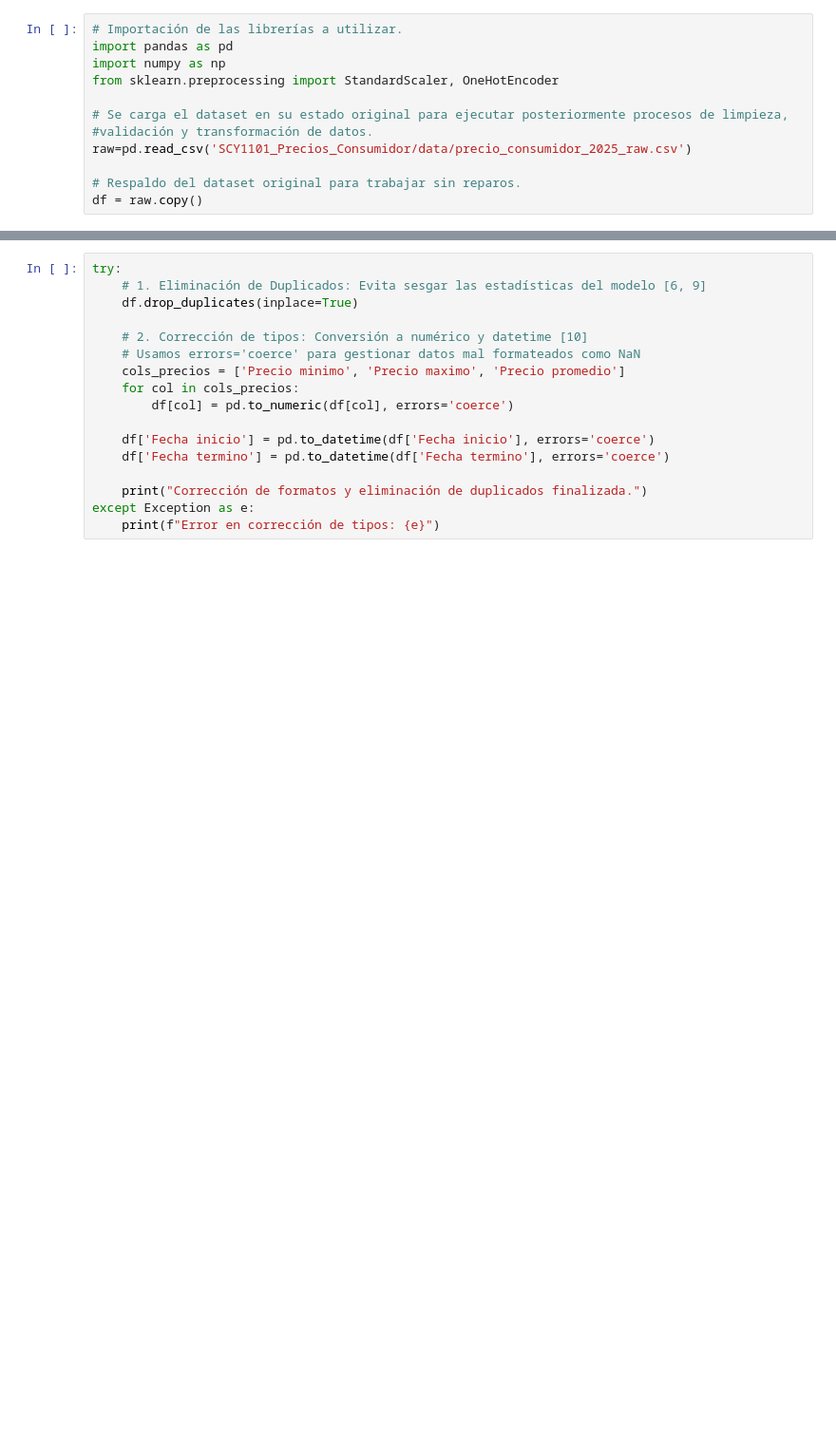
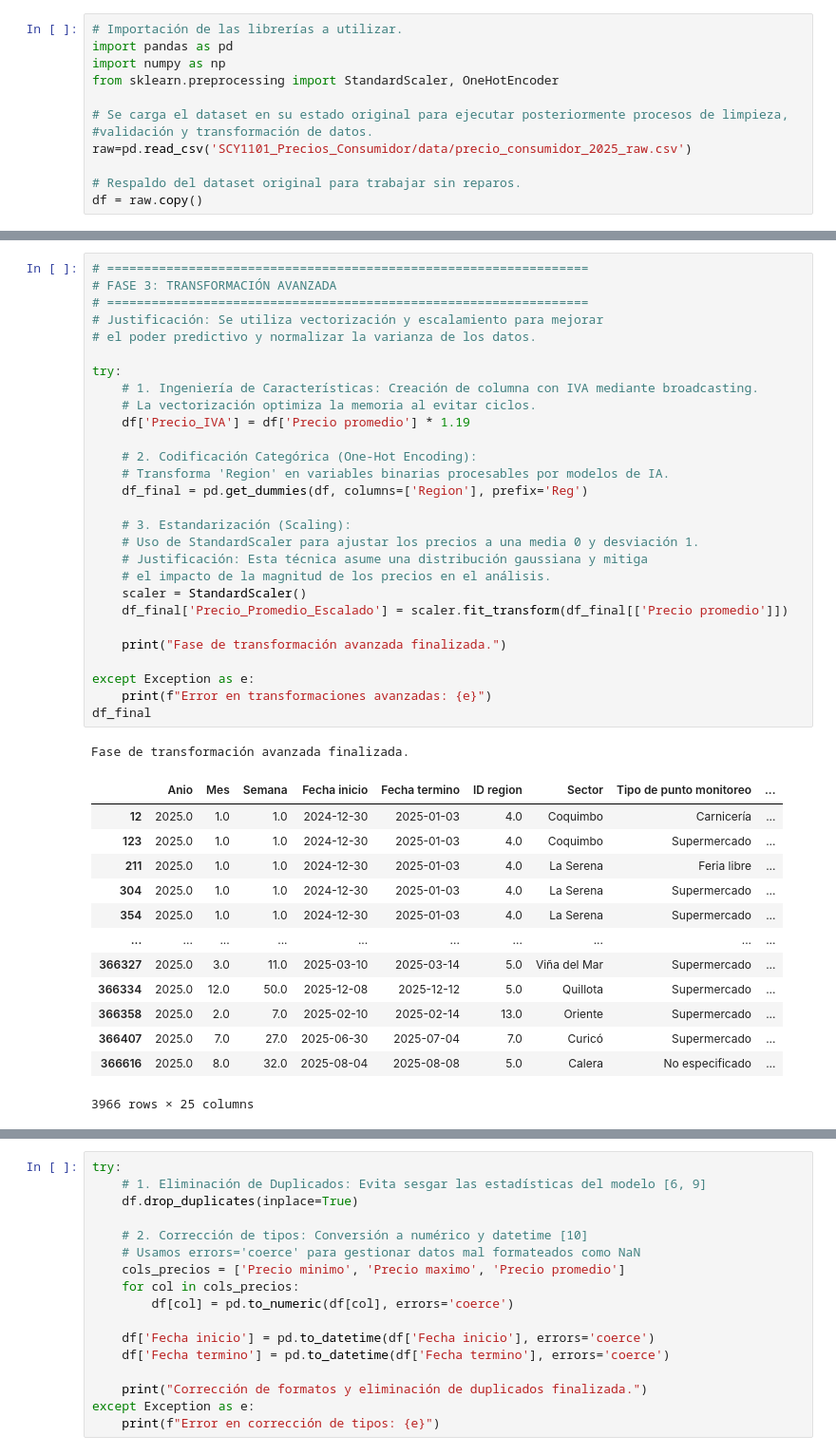
Before and after one commit to LtFordo/SCY1101_Precios_Consumidor, a Jupyter notebook: ProyectoProgramaciónCienciaDatos.ipynb, the cells around one changed output, grey strips where cells are left out. Shown at 95% size. Cells and saved outputs as stored; diff of their text form; blank space fills up the shorter version.

```diff
--- a/ProyectoProgramaciónCienciaDatos.ipynb
+++ b/ProyectoProgramaciónCienciaDatos.ipynb
@@ -251,0 +139,43 @@ dtype: int64
+# %%
+# =================================================================
+# FASE 3: TRANSFORMACIÓN AVANZADA
+# =================================================================
+# Justificación: Se utiliza vectorización y escalamiento para mejorar
+# el poder predictivo y normalizar la varianza de los datos.
+
+try:
+    # 1. Ingeniería de Características: Creación de columna con IVA mediante broadcasting.
+    # La vectorización optimiza la memoria al evitar ciclos.
+    df['Precio_IVA'] = df['Precio promedio'] * 1.19
+
+    # 2. Codificación Categórica (One-Hot Encoding):
+    # Transforma 'Region' en variables binarias procesables por modelos de IA.
+    df_final = pd.get_dummies(df, columns=['Region'], prefix='Reg')
+
+    # 3. Estandarización (Scaling):
+    # Uso de StandardScaler para ajustar los precios a una media 0 y desviación 1.
+    # Justificación: Esta técnica asume una distribución gaussiana y mitiga
+    # el impacto de la magnitud de los precios en el análisis.
+    scaler = StandardScaler()
+    df_final['Precio_Promedio_Escalado'] = scaler.fit_transform(df_final[['Precio promedio']])
+
+    print("Fase de transformación avanzada finalizada.")
+
+except Exception as e:
+    print(f"Error en transformaciones avanzadas: {e}")
+df_final
+# %% [output]
+Fase de transformación avanzada finalizada.
+|  | Anio | Mes | Semana | Fecha inicio | Fecha termino | ID region | Sector | Tipo de punto monitoreo | ... |
+| 12 | 2025.0 | 1.0 | 1.0 | 2024-12-30 | 2025-01-03 | 4.0 | Coquimbo | Carnicería | ... |
+| 123 | 2025.0 | 1.0 | 1.0 | 2024-12-30 | 2025-01-03 | 4.0 | Coquimbo | Supermercado | ... |
+| 211 | 2025.0 | 1.0 | 1.0 | 2024-12-30 | 2025-01-03 | 4.0 | La Serena | Feria libre | ... |
+| 304 | 2025.0 | 1.0 | 1.0 | 2024-12-30 | 2025-01-03 | 4.0 | La Serena | Supermercado | ... |
+| 354 | 2025.0 | 1.0 | 1.0 | 2024-12-30 | 2025-01-03 | 4.0 | La Serena | Supermercado | ... |
+| ... | ... | ... | ... | ... | ... | ... | ... | ... | ... |
+| 366327 | 2025.0 | 3.0 | 11.0 | 2025-03-10 | 2025-03-14 | 5.0 | Viña del Mar | Supermercado | ... |
+| 366334 | 2025.0 | 12.0 | 50.0 | 2025-12-08 | 2025-12-12 | 5.0 | Quillota | Supermercado | ... |
+| 366358 | 2025.0 | 2.0 | 7.0 | 2025-02-10 | 2025-02-14 | 13.0 | Oriente | Supermercado | ... |
+| 366407 | 2025.0 | 7.0 | 27.0 | 2025-06-30 | 2025-07-04 | 7.0 | Curicó | Supermercado | ... |
+| 366616 | 2025.0 | 8.0 | 32.0 | 2025-08-04 | 2025-08-08 | 5.0 | Calera | No especificado | ... |
+3966 rows × 25 columns
```
Also changed, not shown: parts of 7 cells of this notebook.
